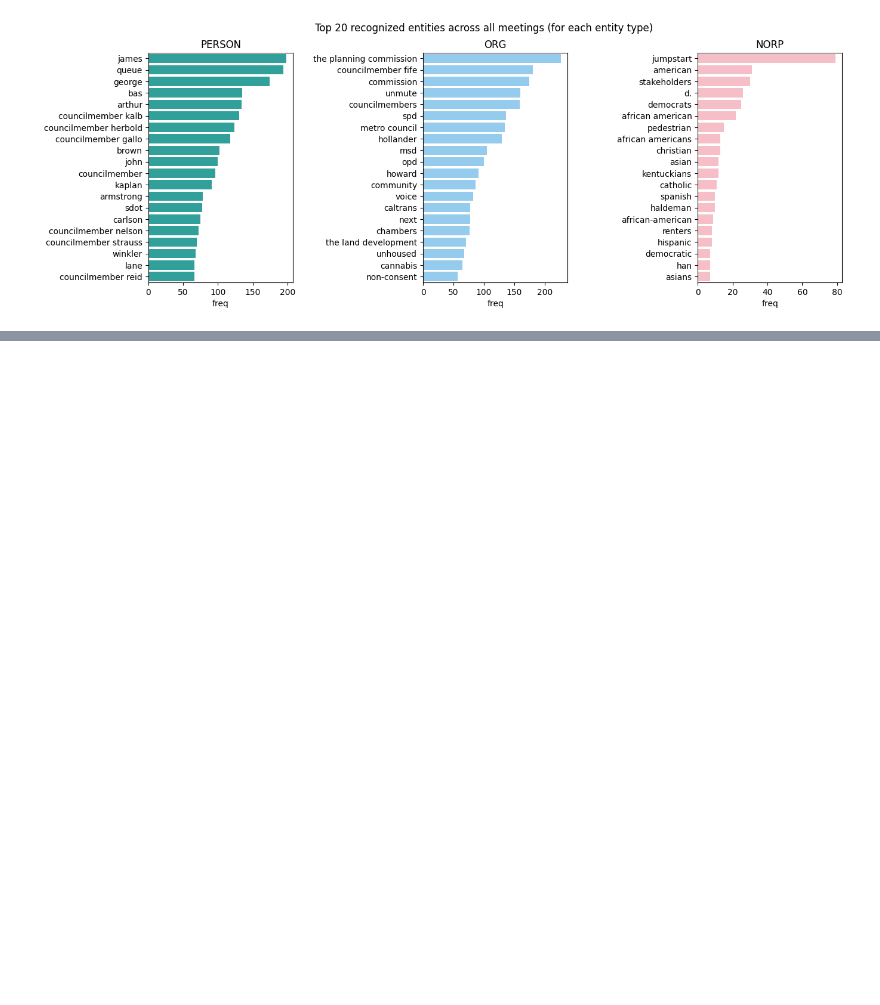
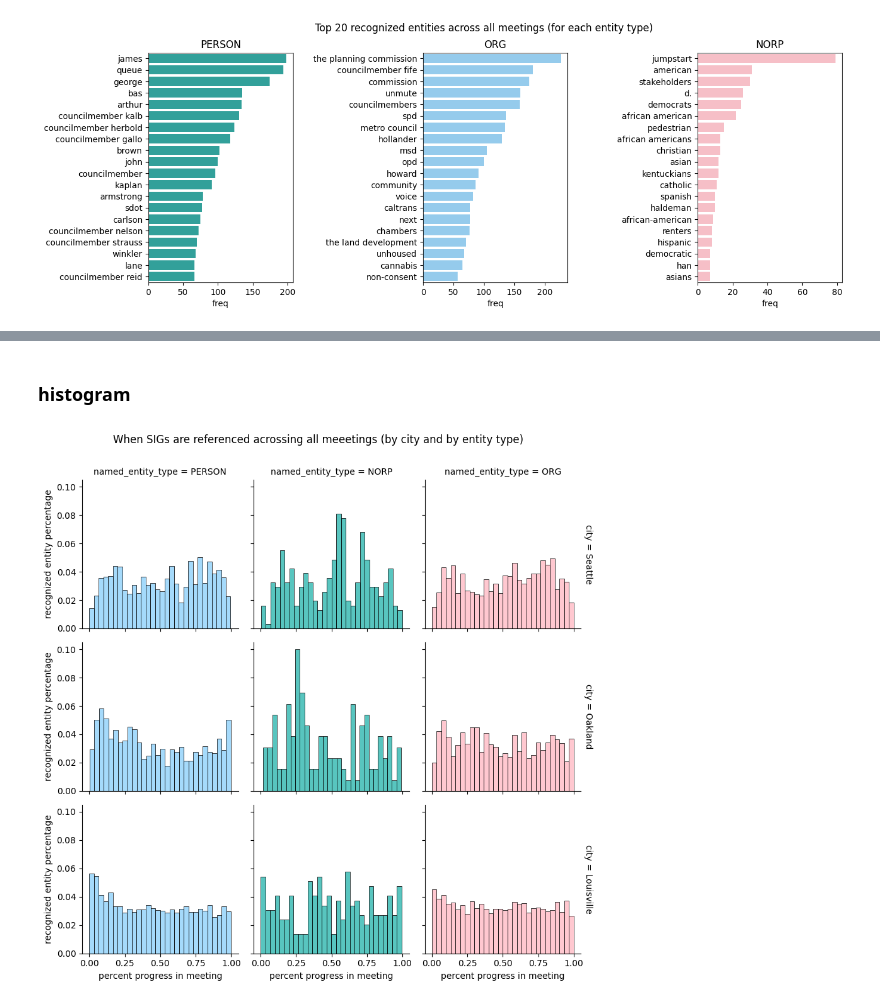
Before and after one commit to PugetSoundClinic-PIT/sig-cdp, a Jupyter notebook: week-5/combined_question1.ipynb, the cells around one changed output, grey strips where cells are left out. Drawn from its saved outputs; the diff is of its cells as text; code cells hidden in the pictures; blank space fills up the shorter version.

Commit message:
added filtering and graphs after filtering

```diff
--- a/week-5/combined_question1.ipynb
+++ b/week-5/combined_question1.ipynb
@@ -217,3 +217,5 @@ all_cities_df.to_csv('all_cities_data.csv')
+# %%
+all_cities_df = pd.read_csv('all_cities_data.csv')
 # %% [markdown]
 # Plots
 
@@ -369,0 +392,7 @@ plt.show()
+# %%
+# filter lists
+filter_list = ['counc', 'city', 'committee', 'department', 'madam', 'admin', 'attorney', 'clerk', 'mayor', 'unmute', 'american', 'christian', 'asian', 'kentuckians', 'catholic', 'spanish', 'hispanic']
+seattle_council_mem = ['Nelson', 'Herbold', 'Juarez', 'Lewis', 'Morales', 'Mosqueda', 'Pedersen', 'Sawant', 'Strauss']
+oakland_council_mem = ['Thao', 'Bas', 'Gallo', 'Parker', 'Ruby', 'Kaplan', 'Fife', 'Jenkins', 'Reiskin', 'Kalb', 'Ramachandran', 'Reid', 'Reed']
+louisville_council_mem = ['Maloney', 'Dickinson', 'Leh', 'Fahey', 'Most', 'Hamlington', 'Hoefner', 'Hollander']
+exact_match = ['county', 'community']
@@ -369,0 +403,4 @@ plt.show()
+# %%
+# exact match, no substring
+filtered_df = all_cities_df[~all_cities_df["entity"].str.lower().isin(exact_match)]
+filtered_df
@@ -369,0 +421,5 @@ plt.show()
+# %%
+# filter by substring, case insensitive
+filter_pattern = '|'.join(seattle_council_mem) +'|' + '|'.join(oakland_council_mem) +'|' + '|'.join(louisville_council_mem) + '|' + '|'.join(filter_list)
+filtered_df = filtered_df[~filtered_df["entity"].str.lower().str.contains(filter_pattern, case=False, na=False)]
+filtered_df
@@ -369,0 +446,13 @@ plt.show()
+# %% [markdown]
+### histogram
+# %%
+custom_palette = ["#87CEFA", "#20B2AA", "#FFB6C1"]
+
+g = sns.FacetGrid(filtered_df, row="city", col="named_entity_type", margin_titles=True,
+                  hue="named_entity_type", palette=custom_palette)
+g.map_dataframe(sns.histplot, x="percentage", stat="proportion", bins=30)
+_ = g.set_axis_labels("percent progress in meeting", "recognized entity percentage")
+_ = g.fig.subplots_adjust(top=0.9)
+_ = g.fig.suptitle("When SIGs are referenced acrossing all meeetings (by city and by entity type)")
+# %% [output]
+[figure, added]
```
Also changed, not shown: parts of 16 cells of this notebook.
